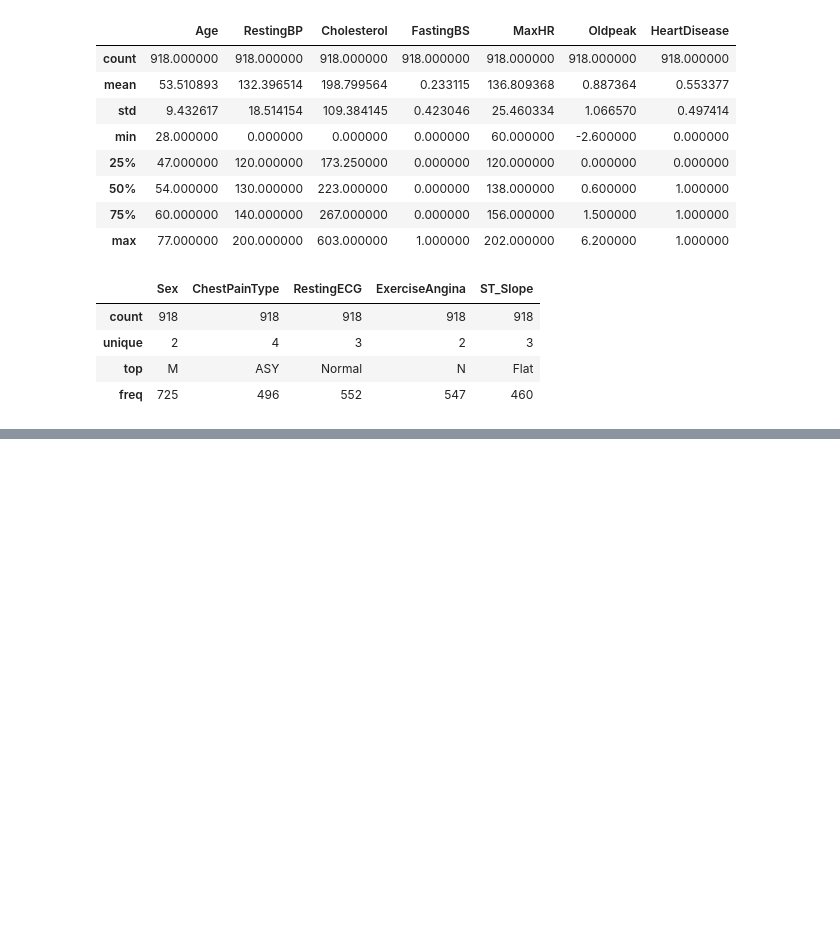
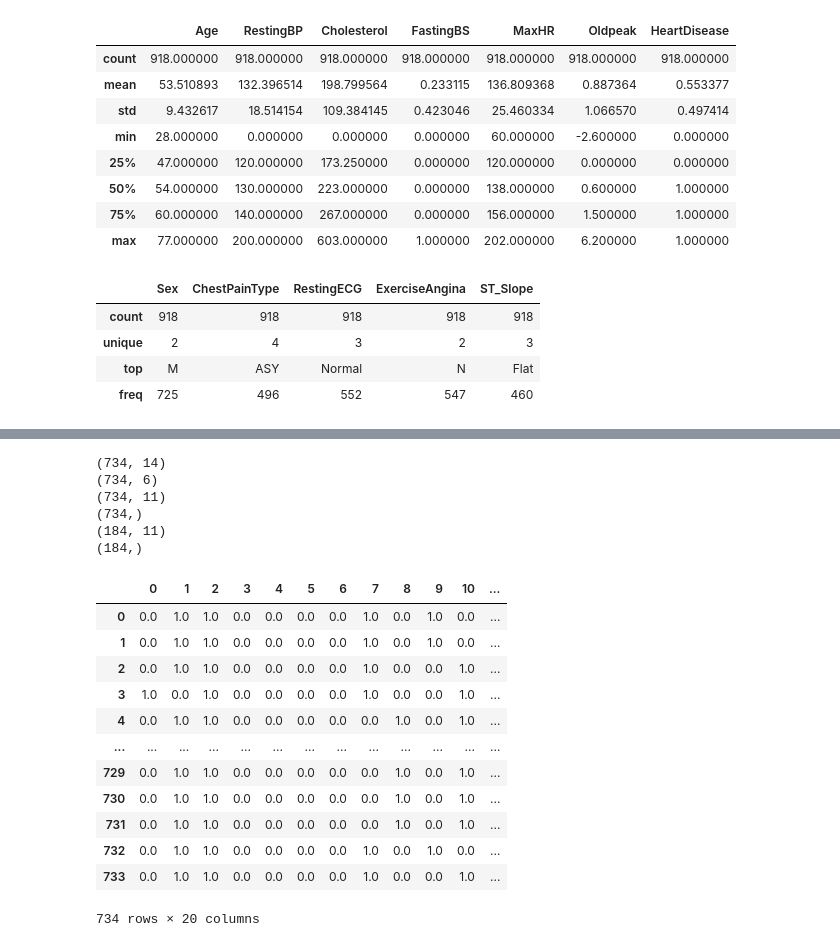
Before and after one commit to kristofszucs/heart_failure_prediction, a Jupyter notebook: script.ipynb, the cells around one changed output, grey strips where cells are left out. Drawn from its saved outputs; the diff is of its cells as text; code cells hidden in the pictures; blank space fills up the shorter version.

Commit message:
upload notebook v2 data prep

```diff
--- a/script.ipynb
+++ b/script.ipynb
@@ -72,0 +143,5 @@ df.describe(include=object)
+# %%
+X_train, X_test, y_train, y_test = train_test_split(X, y, test_size = 0.2, random_state = 7, shuffle = True)
+# %%
+X_train_cat = X_train.select_dtypes(exclude=["int64","float64"])
+X_train_num = X_train.select_dtypes(exclude=["object"])
@@ -72,0 +151,38 @@ df.describe(include=object)
+# %%
+ohe = OneHotEncoder(handle_unknown='ignore')
+X_train_cat_ohe = pd.DataFrame(ohe.fit_transform(X_train_cat).toarray())
+# %%
+stdsc = StandardScaler()
+X_train_num_stdsc = pd.DataFrame(stdsc.fit_transform(X_train_num))
+# %%
+print(X_train_cat_ohe.shape)
+print(X_train_num_stdsc.shape)
+
+print(X_train.shape)
+print(y_train.shape)
+
+print(X_test.shape)
+print(y_test.shape)
+# %% [output]
+(734, 14)
+(734, 6)
+(734, 11)
+(734,)
+(184, 11)
+(184,)
+# %%
+pd.concat([X_train_cat_ohe, X_train_num_stdsc], axis = 1)
+# %% [output]
+|  | 0 | 1 | 2 | 3 | 4 | 5 | 6 | 7 | 8 | 9 | 10 | ... |
+| 0 | 0.0 | 1.0 | 1.0 | 0.0 | 0.0 | 0.0 | 0.0 | 1.0 | 0.0 | 1.0 | 0.0 | ... |
+| 1 | 0.0 | 1.0 | 1.0 | 0.0 | 0.0 | 0.0 | 0.0 | 1.0 | 0.0 | 1.0 | 0.0 | ... |
+| 2 | 0.0 | 1.0 | 1.0 | 0.0 | 0.0 | 0.0 | 0.0 | 1.0 | 0.0 | 0.0 | 1.0 | ... |
+| 3 | 1.0 | 0.0 | 1.0 | 0.0 | 0.0 | 0.0 | 0.0 | 1.0 | 0.0 | 0.0 | 1.0 | ... |
+| 4 | 0.0 | 1.0 | 1.0 | 0.0 | 0.0 | 0.0 | 0.0 | 0.0 | 1.0 | 0.0 | 1.0 | ... |
+| ... | ... | ... | ... | ... | ... | ... | ... | ... | ... | ... | ... | ... |
+| 729 | 0.0 | 1.0 | 1.0 | 0.0 | 0.0 | 0.0 | 0.0 | 0.0 | 1.0 | 0.0 | 1.0 | ... |
+| 730 | 0.0 | 1.0 | 1.0 | 0.0 | 0.0 | 0.0 | 0.0 | 0.0 | 1.0 | 0.0 | 1.0 | ... |
+| 731 | 0.0 | 1.0 | 1.0 | 0.0 | 0.0 | 0.0 | 0.0 | 0.0 | 1.0 | 0.0 | 1.0 | ... |
+| 732 | 0.0 | 1.0 | 1.0 | 0.0 | 0.0 | 0.0 | 0.0 | 1.0 | 0.0 | 1.0 | 0.0 | ... |
+| 733 | 0.0 | 1.0 | 1.0 | 0.0 | 0.0 | 0.0 | 0.0 | 1.0 | 0.0 | 0.0 | 1.0 | ... |
+734 rows × 20 columns
```
Also changed, not shown: parts of 7 cells of this notebook.
